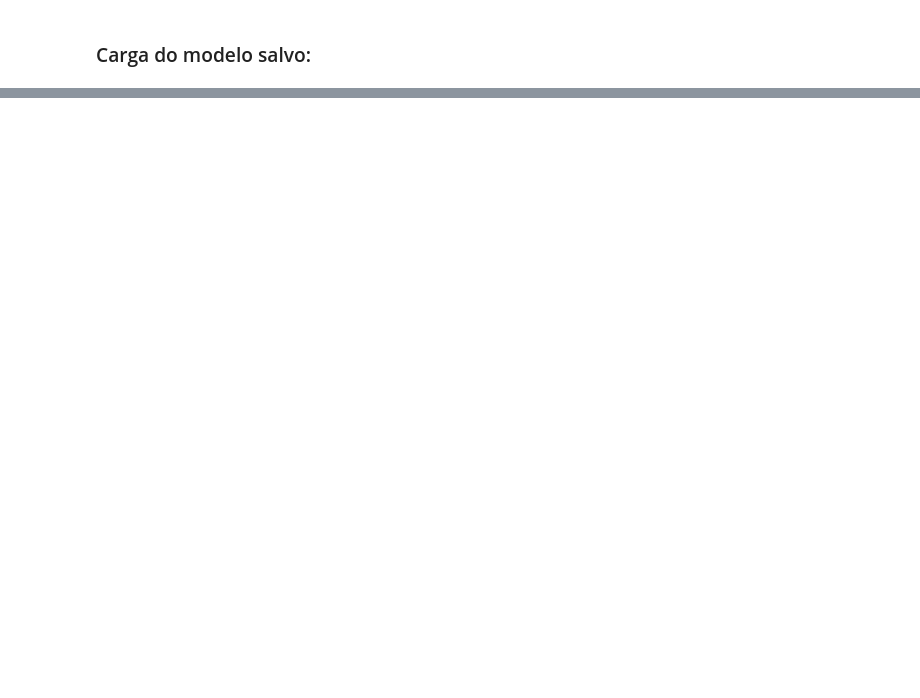
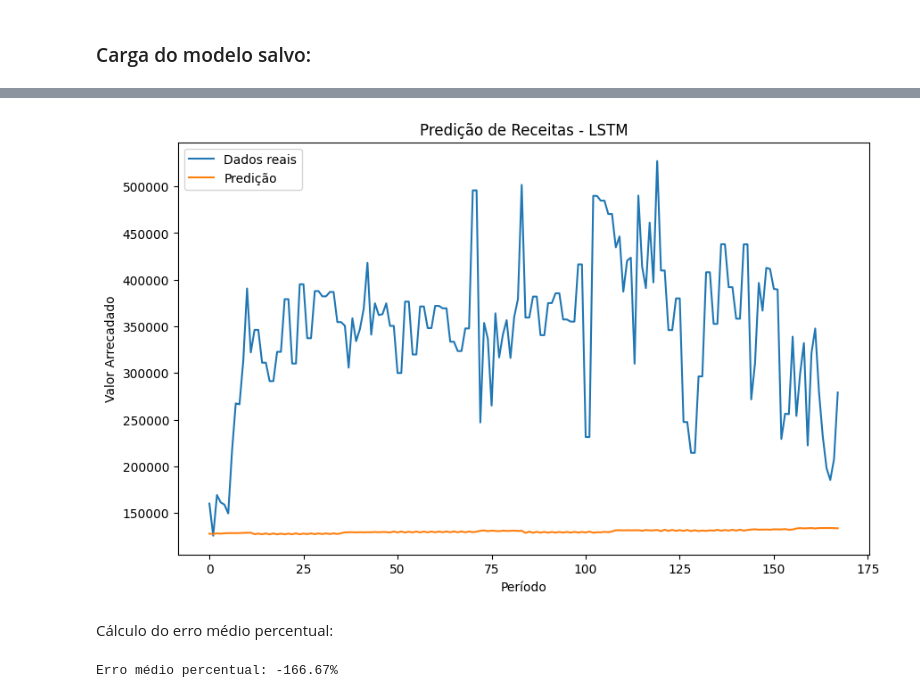
Before and after one commit to AllysonAbreu/neural_network_studies, a Jupyter notebook: notebooks/v2/rede_neural_dados_nuvem.ipynb, the cells around one changed output, grey strips where cells are left out. Cells and saved outputs as stored; diff of their text form; code cells hidden in the pictures; blank space fills up the shorter version.

```diff
--- a/notebooks/v2/rede_neural_dados_nuvem.ipynb
+++ b/notebooks/v2/rede_neural_dados_nuvem.ipynb
@@ -803,0 +892,33 @@ model_lstm = tf.keras.models.load_model('receitas_2013_2022')
+# %%
+def prediction(model):
+    y_pred = model.predict(X)
+    y_pred = scaler_y.inverse_transform(y_pred)
+    return y_pred
+# %%
+def plot_future(prediction, y):
+    plt.figure(figsize=(10,6))
+    range_future = len(prediction)
+    plt.plot(np.arange(range_future), np.array(y), label='Dados reais')
+    plt.plot(np.arange(range_future), np.array(prediction),label='Predição')
+    plt.legend(loc='upper left')
+    plt.xlabel('Período')
+    plt.ylabel('Valor Arrecadado')
+    plt.title('Predição de Receitas - LSTM')
+    plt.savefig('../../src/static/images/figura[4].png')
+    plt.show()
+# %%
+X = df_receitas_agrupado.drop(['valor_receita'], axis=1)
+y = df_receitas_agrupado.loc[:, ['valor_receita']]
+
+y_norm = output_scaler.transform(y)
+X_norm = input_scaler.transform(X)
+
+X = X_norm.reshape((X_norm.shape[0], 1, X_norm.shape[1]))
+y = y_norm.reshape((y_norm.shape[0], 1))
+
+y = scaler_y.inverse_transform(y)
+
+prediction_lstm = prediction(model_lstm)
+
+plot_future(prediction_lstm, y)
+# %% [output]
@@ -803,0 +926,14 @@ model_lstm = tf.keras.models.load_model('receitas_2013_2022')
+[figure, added]
+# %% [markdown]
+Cálculo do erro médio percentual:
+# %%
+real = y.flatten()
+previsto = prediction_lstm.flatten()
+
+tabela = pd.DataFrame([real, previsto]).T
+tabela = tabela.rename(columns={0: 'Real', 1: 'Previsto'})
+tabela['Diferenca'] = 1 - (tabela['Real'] / tabela['Previsto'])
+media_tabela = tabela['Diferenca'].mean() * 100
+print(f'Erro médio percentual: {media_tabela:.2f}%')
+# %% [output]
+Erro médio percentual: -166.67%
```
Also changed, not shown: parts of 26 cells of this notebook, 11 other files.
